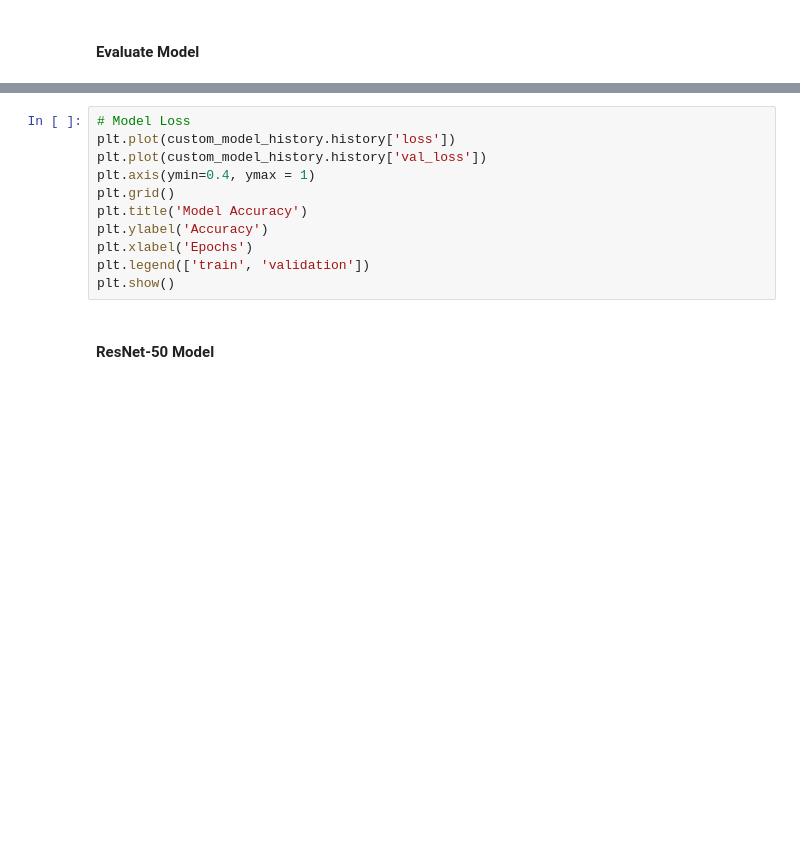
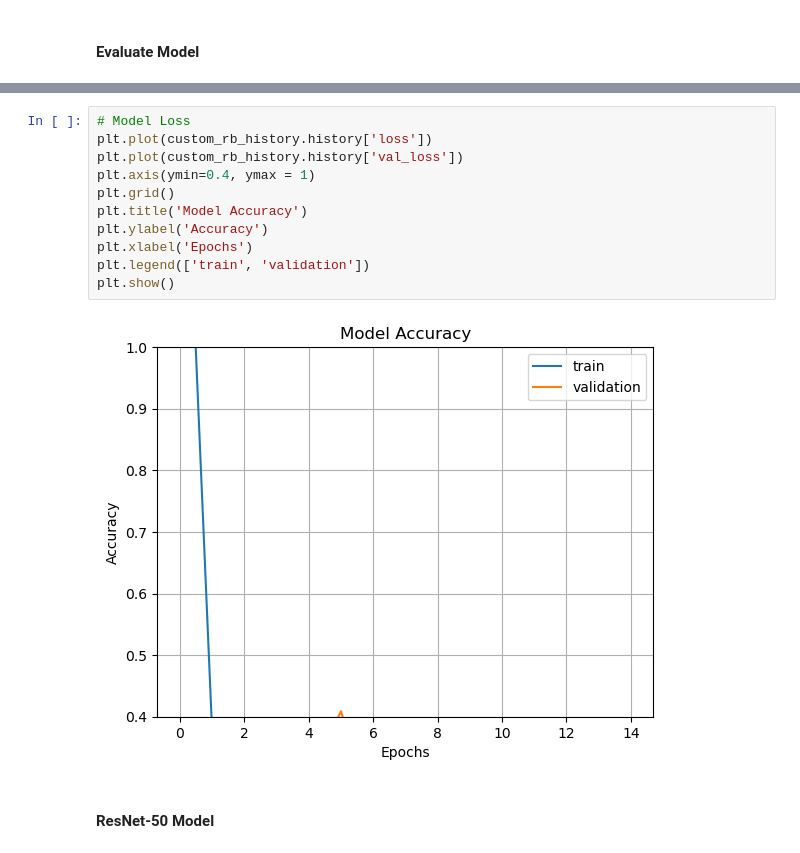
Before and after one commit to buggernut04/Thesis_Project_Feed_Classification, a Jupyter notebook: main.ipynb, the cells around one changed output, grey strips where cells are left out. Drawn from its saved outputs; the diff is of its cells as text; blank space fills up the shorter version.

```diff
--- a/main.ipynb
+++ b/main.ipynb
@@ -599,14 +215,16 @@ plt.show()
 # %%
 # Model Loss
-plt.plot(custom_model_history.history['loss'])
-plt.plot(custom_model_history.history['val_loss'])
+plt.plot(custom_rb_history.history['loss'])
+plt.plot(custom_rb_history.history['val_loss'])
 plt.axis(ymin=0.4, ymax = 1)
 plt.grid()
 plt.title('Model Accuracy')
 plt.ylabel('Accuracy')
 plt.xlabel('Epochs')
 plt.legend(['train', 'validation'])
 plt.show()
+# %% [output]
+[figure, added]
 # %% [markdown]
 #### ResNet-50 Model
 # %%
```
Also changed, not shown: parts of 41 cells of this notebook, 3 other files.
